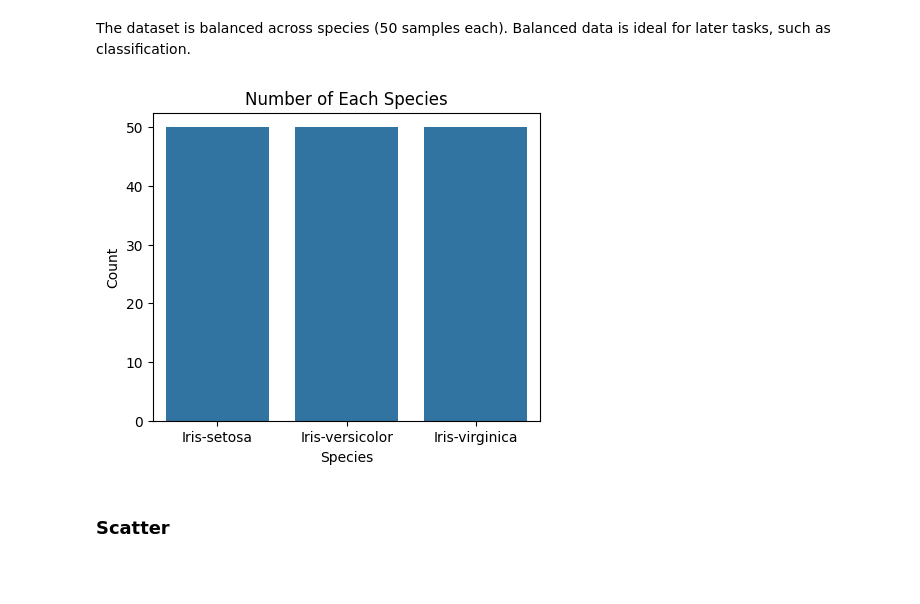
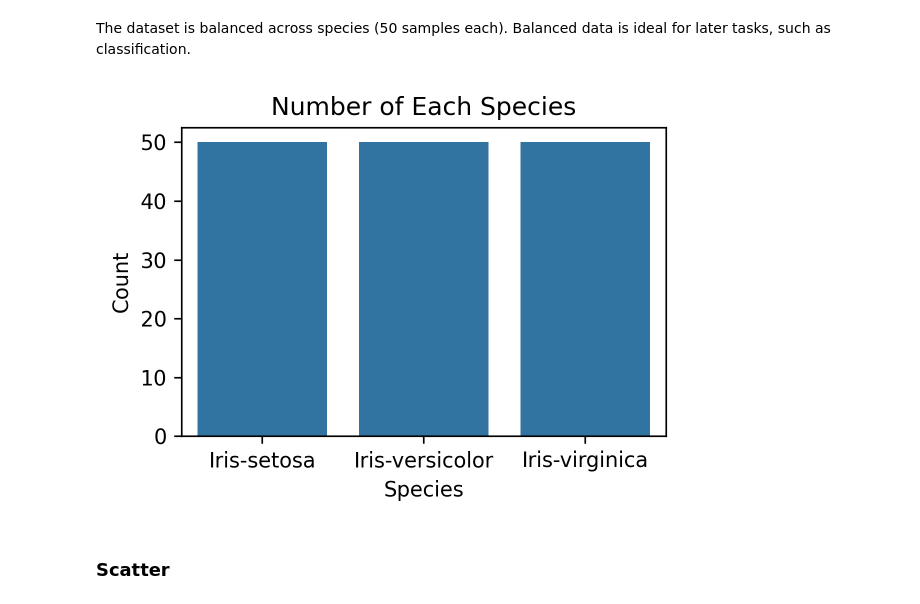
Before and after one commit to andrianllmm/ds100-ws1, a Jupyter notebook: notebooks/eda.ipynb, the cells around one changed output. Drawn from its saved outputs; the diff is of its cells as text; code cells hidden in the pictures; blank space fills up the shorter version.

Commit message:
Render graphs with higher quality

```diff
--- a/notebooks/eda.ipynb
+++ b/notebooks/eda.ipynb
@@ -38,8 +38,15 @@ We start by importing the libraries we will need and loading the dataset with me
 # Import essential libraries
 import pandas as pd
 from scipy import stats
+
 import matplotlib.pyplot as plt
 import seaborn as sns
+plt.rcParams.update({
+    "figure.dpi": 150,
+    "figure.figsize": (4, 3),
+    "figure.autolayout": True,
+})
+%config InlineBackend.figure_format = 'retina'
 # %%
 # Load Iris dataset directly from GitHub avoiding local files
 url = "https://raw.githubusercontent.com/andrianllmm/ds100-ws1/main/data/iris.data"
@@ -198,14 +204,13 @@ plot_distribution(df, col='petal_width')
 The dataset is balanced across species (50 samples each).
 Balanced data is ideal for later tasks, such as classification.
 # %%
-plt.figure(figsize=(5,4))
 sns.countplot(data=df, x='species')
 plt.title('Number of Each Species')
 plt.xlabel('Species')
 plt.ylabel('Count')
 plt.show()
 # %% [output]
-[figure, old version]
+[figure, new version]
 # %% [markdown]
 ### Scatter
 # %% [markdown]
```
Also changed, not shown: parts of 7 cells of this notebook, 1 other file.
